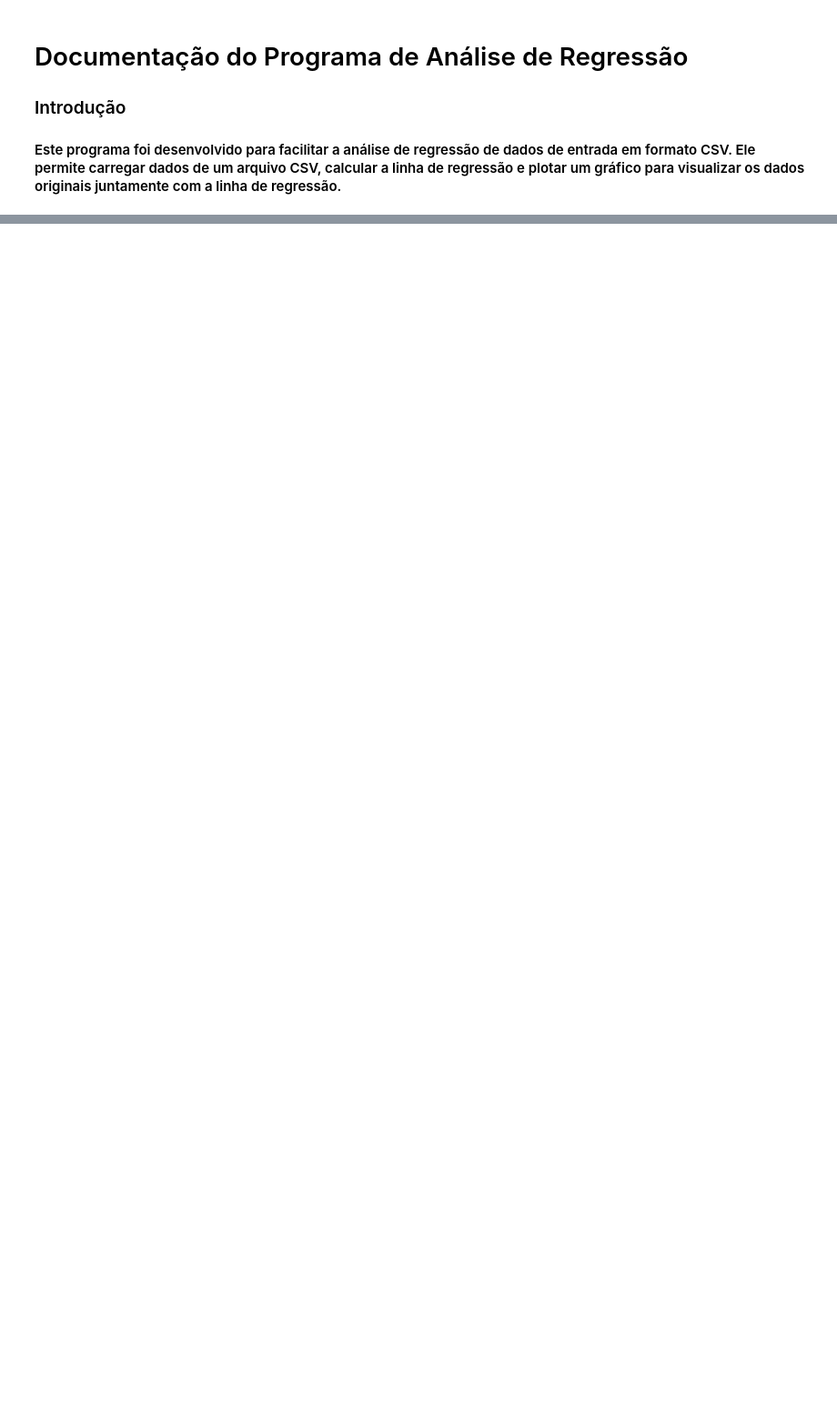
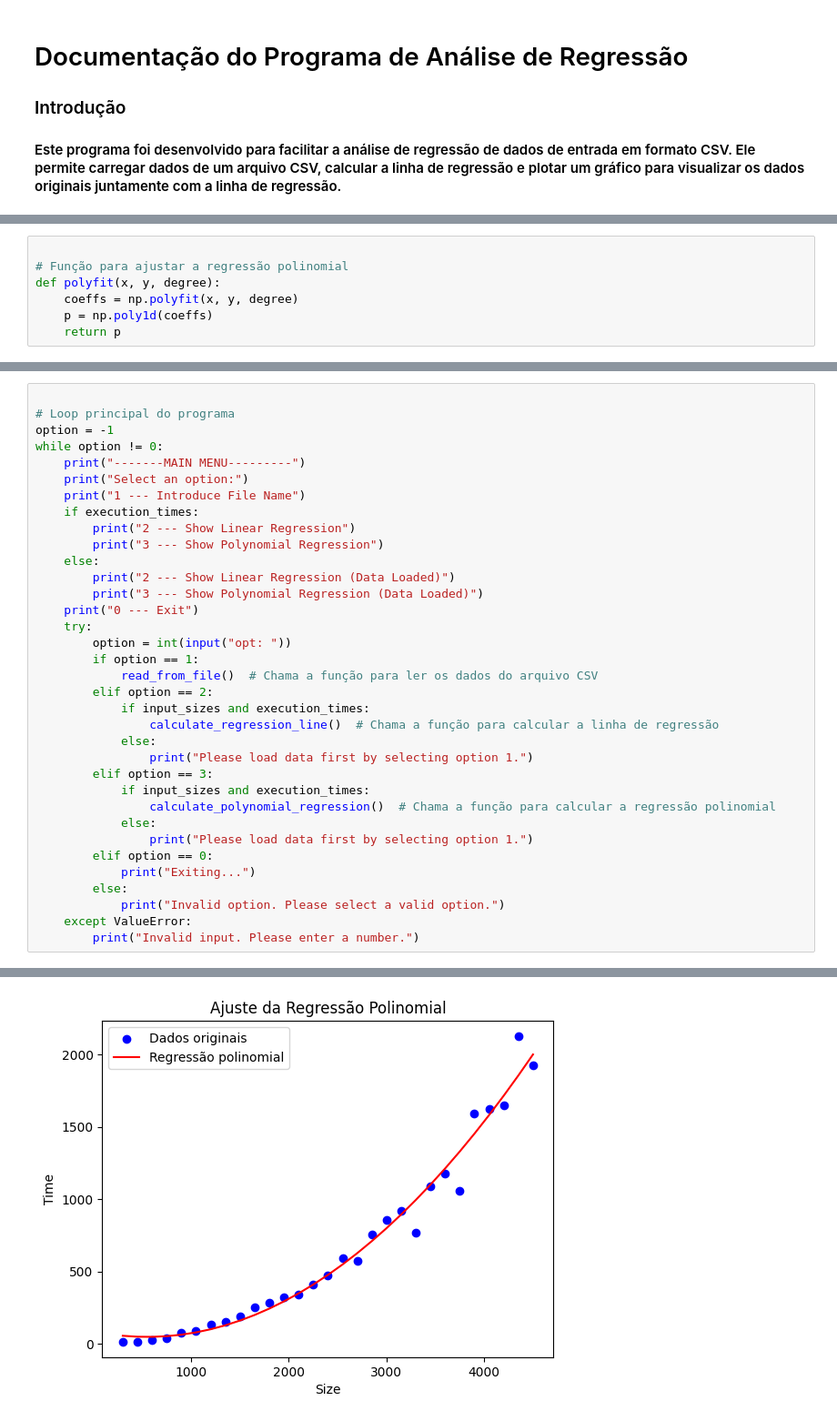
Before and after one commit to francisc-o-liveira/lei-24-s2-1dp-g163, a Jupyter notebook: MATCP/US016/us16.ipynb, the cells around one changed output, grey strips where cells are left out. Shown at 91% size. Drawn from its saved outputs; the diff is of its cells as text; blank space fills up the shorter version.

```diff
--- a/MATCP/US016/us16.ipynb
+++ b/MATCP/US016/us16.ipynb
@@ -133,0 +65,7 @@ Exiting...
+# %%
+
+# Função para ajustar a regressão polinomial
+def polyfit(x, y, degree):
+    coeffs = np.polyfit(x, y, degree)
+    p = np.poly1d(coeffs)
+    return p
@@ -133,0 +129,36 @@ Exiting...
+# %%
+
+# Loop principal do programa
+option = -1
+while option != 0:
+    print("-------MAIN MENU---------")
+    print("Select an option:")
+    print("1 --- Introduce File Name")
+    if execution_times:
+        print("2 --- Show Linear Regression")
+        print("3 --- Show Polynomial Regression")
+    else:
+        print("2 --- Show Linear Regression (Data Loaded)")
+        print("3 --- Show Polynomial Regression (Data Loaded)")
+    print("0 --- Exit")
+    try:
+        option = int(input("opt: "))
+        if option == 1:
+            read_from_file()  # Chama a função para ler os dados do arquivo CSV
+        elif option == 2:
+            if input_sizes and execution_times:
+                calculate_regression_line()  # Chama a função para calcular a linha de regressão
+            else:
+                print("Please load data first by selecting option 1.")
+        elif option == 3:
+            if input_sizes and execution_times:
+                calculate_polynomial_regression()  # Chama a função para calcular a regressão polinomial
+            else:
+                print("Please load data first by selecting option 1.")
+        elif option == 0:
+            print("Exiting...")
+        else:
+            print("Invalid option. Please select a valid option.")
+    except ValueError:
+        print("Invalid input. Please enter a number.")
+# %% [output]
@@ -133,0 +182 @@ Exiting...
+[figure, added]
```
Also changed, not shown: parts of 7 cells of this notebook, 4 other files.
